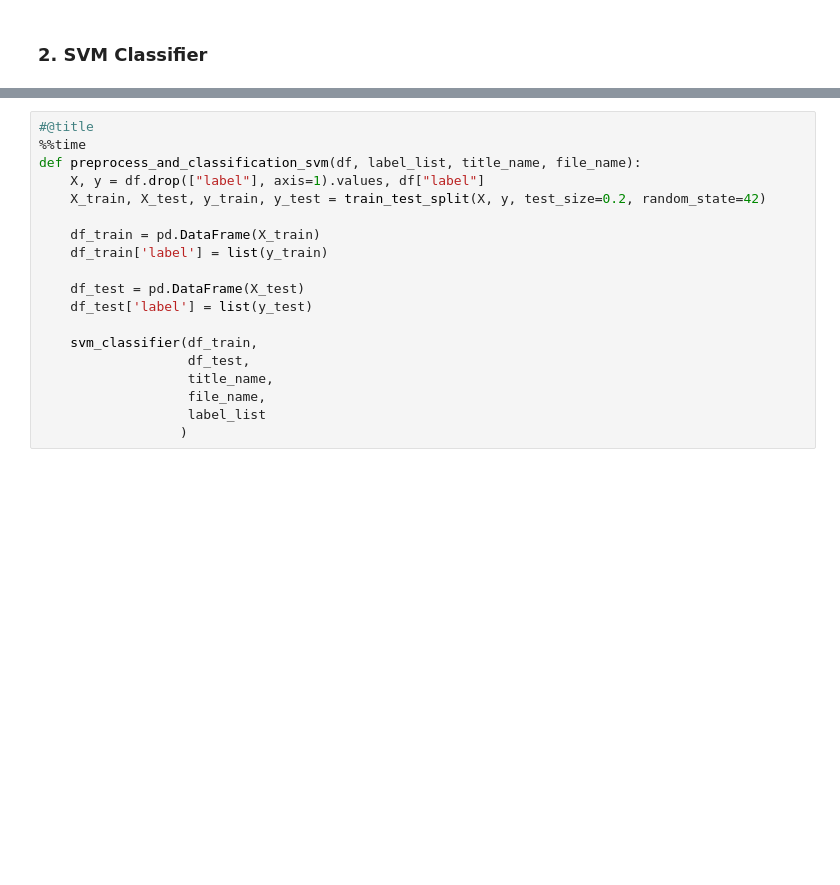
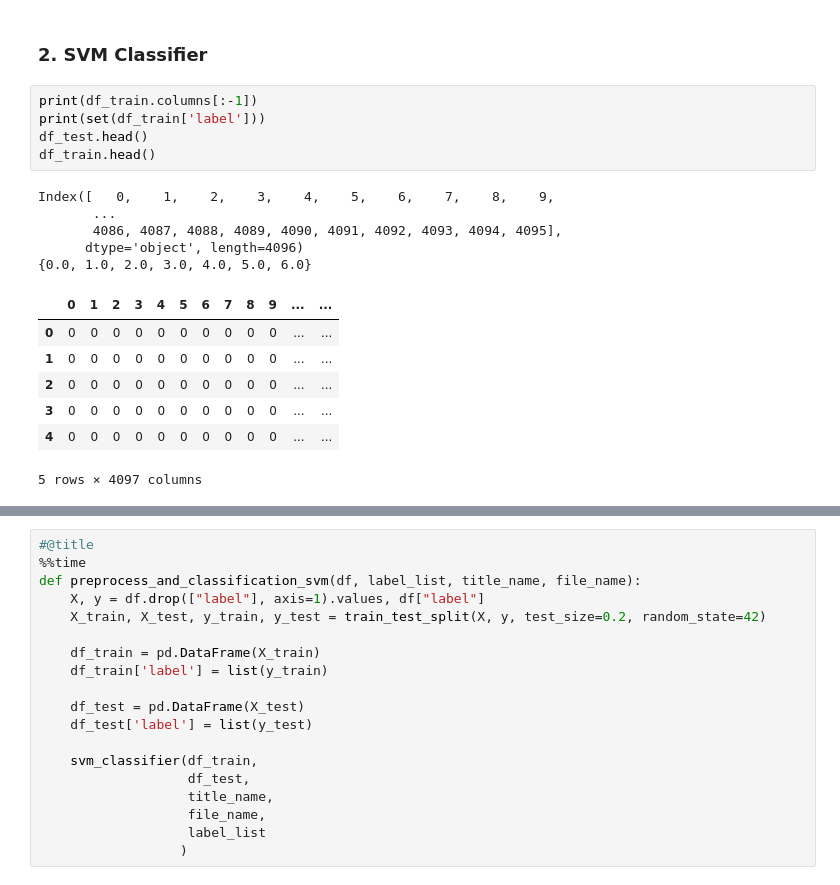
Before and after one commit to heesukjang/W210-Capstone---Waste-Sorting, a Jupyter notebook: WasteSorting_FeatureExtraction_CNN_Heesuk.ipynb, the cells around one changed output, grey strips where cells are left out. Cells and saved outputs as stored; diff of their text form; blank space fills up the shorter version.

```diff
--- a/WasteSorting_FeatureExtraction_CNN_Heesuk.ipynb
+++ b/WasteSorting_FeatureExtraction_CNN_Heesuk.ipynb
@@ -1031,6 +1204,24 @@ array([0.20833333, 0.20833333, 0.20833333, 0.20833333, 0.20833333,
        0.20833333, 0.21276596, 0.21276596, 0.21276596, 0.21276596])
 # %% [markdown]
 ### **2. SVM Classifier**
+# %%
+print(df_train.columns[:-1])
+print(set(df_train['label']))
+df_test.head()
+df_train.head()
+# %% [output]
+Index([   0,    1,    2,    3,    4,    5,    6,    7,    8,    9,
+       ...
+       4086, 4087, 4088, 4089, 4090, 4091, 4092, 4093, 4094, 4095],
+      dtype='object', length=4096)
+{0.0, 1.0, 2.0, 3.0, 4.0, 5.0, 6.0}
+|  | 0 | 1 | 2 | 3 | 4 | 5 | 6 | 7 | 8 | 9 | ... | ... |
+| 0 | 0 | 0 | 0 | 0 | 0 | 0 | 0 | 0 | 0 | 0 | ... | ... |
+| 1 | 0 | 0 | 0 | 0 | 0 | 0 | 0 | 0 | 0 | 0 | ... | ... |
+| 2 | 0 | 0 | 0 | 0 | 0 | 0 | 0 | 0 | 0 | 0 | ... | ... |
+| 3 | 0 | 0 | 0 | 0 | 0 | 0 | 0 | 0 | 0 | 0 | ... | ... |
+| 4 | 0 | 0 | 0 | 0 | 0 | 0 | 0 | 0 | 0 | 0 | ... | ... |
+5 rows × 4097 columns
 # %%
 #@title
 %%time
```
Also changed, not shown: parts of 4 cells of this notebook.
